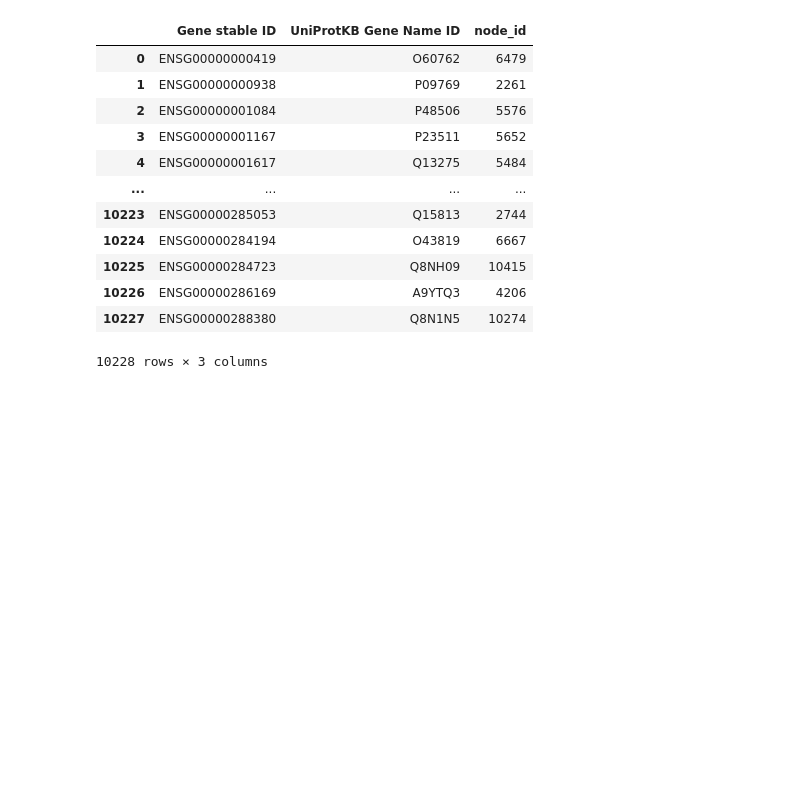
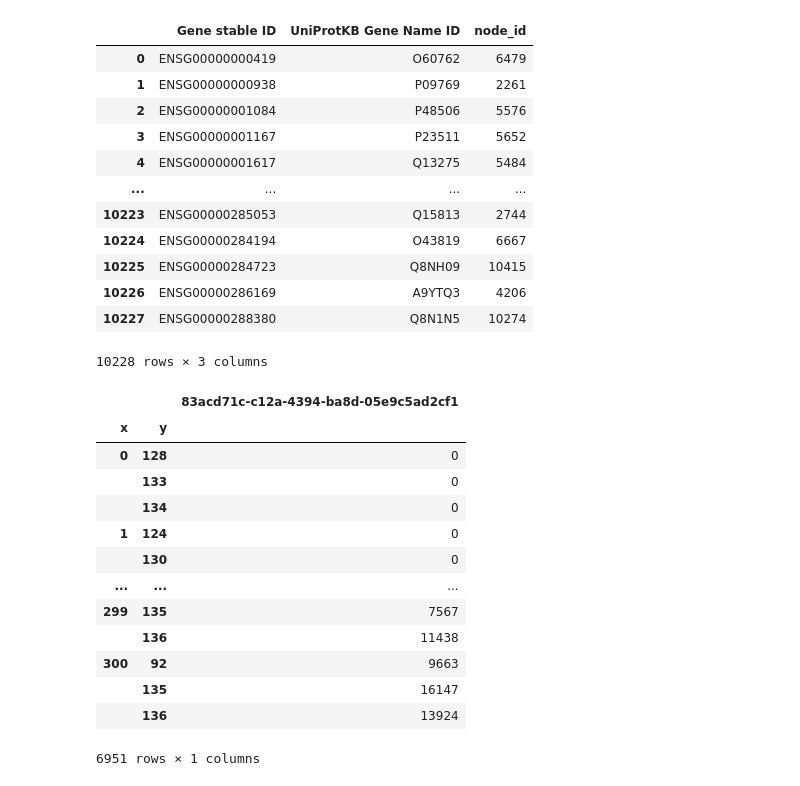
Before and after one commit to pauldrinn/bioeng-project, a Jupyter notebook: process.ipynb, the cells around one changed output. Cells and saved outputs as stored; diff of their text form; code cells hidden in the pictures; blank space fills up the shorter version.

```diff
--- a/process.ipynb
+++ b/process.ipynb
@@ -96,3 +107,11 @@ template
 | 10226 | ENSG00000286169 | A9YTQ3 | 4206 |
 | 10227 | ENSG00000288380 | Q8N1N5 | 10274 |
 10228 rows × 3 columns
+# %%
+tempdata = pd.merge(normal_umap_coord, template, on = 'node_id')
+# %%
+brcaex = pd.read_csv('brca.csv').rename(columns = {'Unnamed: 0': 'Gene stable ID'})
+# %%
+patientex = brcaex.iloc[:, :2]
+# %%
+coorex = pd.merge(tempdata, patientex).sort_values(by = 'Gene stable ID', ignore_index = True).drop(columns = ['node_id']).groupby(['x', 'y']).mean().round().astype(int)
@@ -98,0 +120,17 @@ template
+# %%
+coorex
+# %% [output]
+|  |  | 83acd71c-c12a-4394-ba8d-05e9c5ad2cf1 |
+| x | y |  |
+| 0 | 128 | 0 |
+|  | 133 | 0 |
+|  | 134 | 0 |
+| 1 | 124 | 0 |
+|  | 130 | 0 |
+| ... | ... | ... |
+| 299 | 135 | 7567 |
+|  | 136 | 11438 |
+| 300 | 92 | 9663 |
+|  | 135 | 16147 |
+|  | 136 | 13924 |
+6951 rows × 1 columns
```
Also changed, not shown: parts of 11 cells of this notebook, 2 other files.
